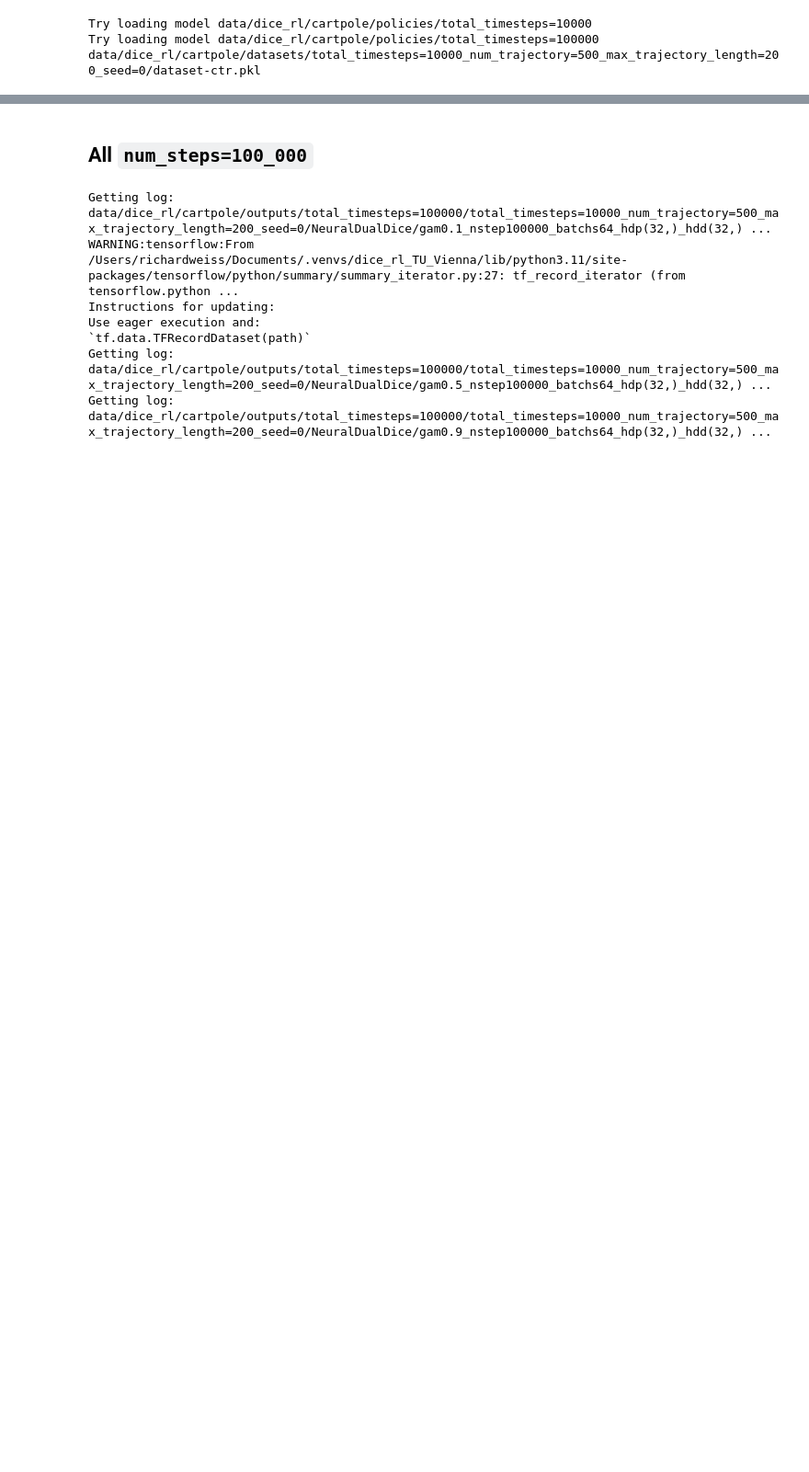
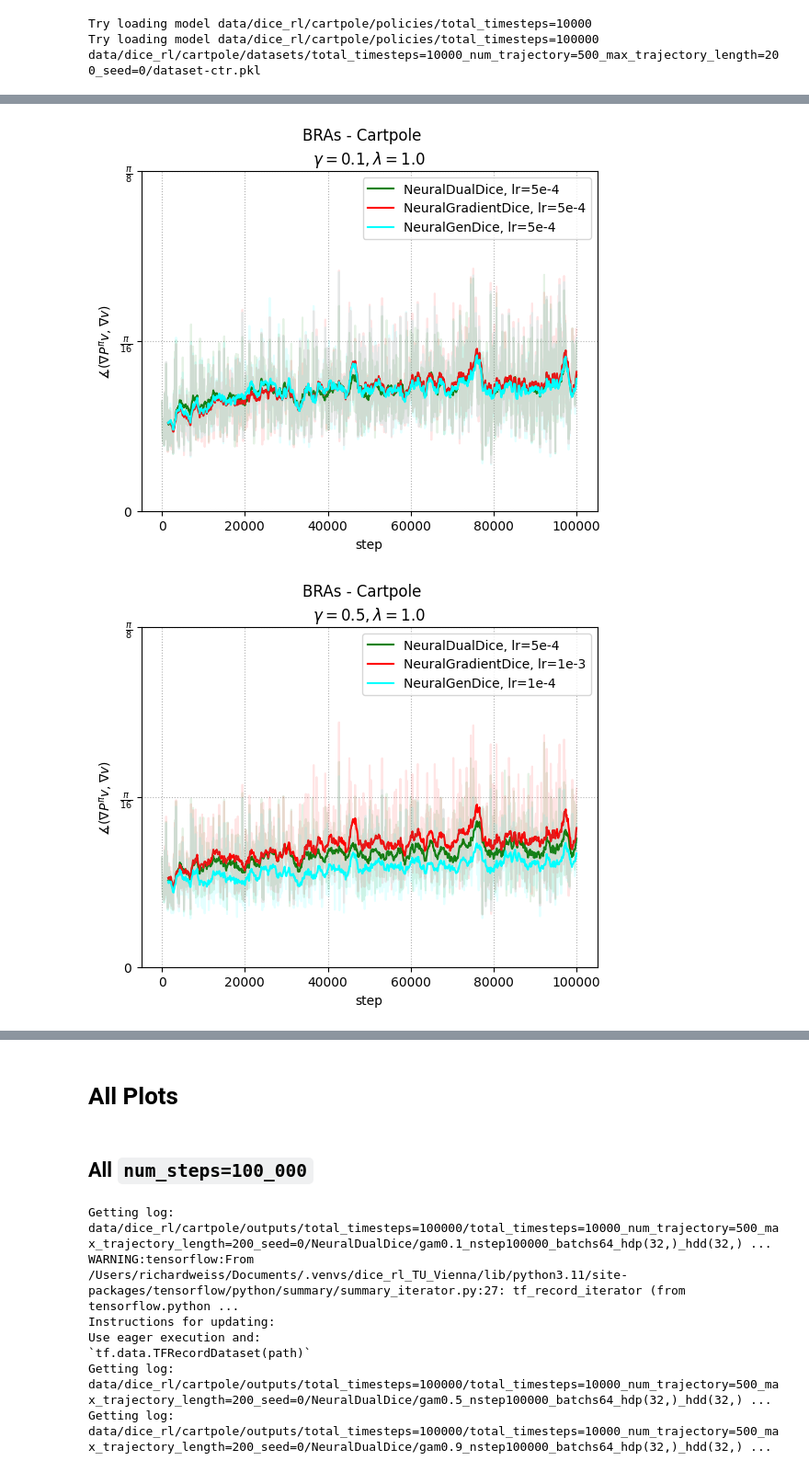
Before and after one commit to MrWhiteRichard/dice_rl_sepsis, a Jupyter notebook: results_cartpole.ipynb, the cells around one changed output, grey strips where cells are left out. Shown at 92% size. Drawn from its saved outputs; the diff is of its cells as text; code cells hidden in the pictures; blank space fills up the shorter version.

```diff
--- a/results_cartpole.ipynb
+++ b/results_cartpole.ipynb
@@ -26,0 +173,6 @@ pd.set_option("display.max_column", 100)
+# %%
+for gamma in gammas:
+    plot_bras(gamma)
+# %% [output]
+[figure, added]
+[figure, added]
@@ -27,3 +180,5 @@ pd.set_option("display.max_column", 100)
+# %% [markdown]
+# All Plots
 # %% [markdown]
 ## All `num_steps=100_000`
 # %%
```
Also changed, not shown: parts of 14 cells of this notebook, 1 other file.
